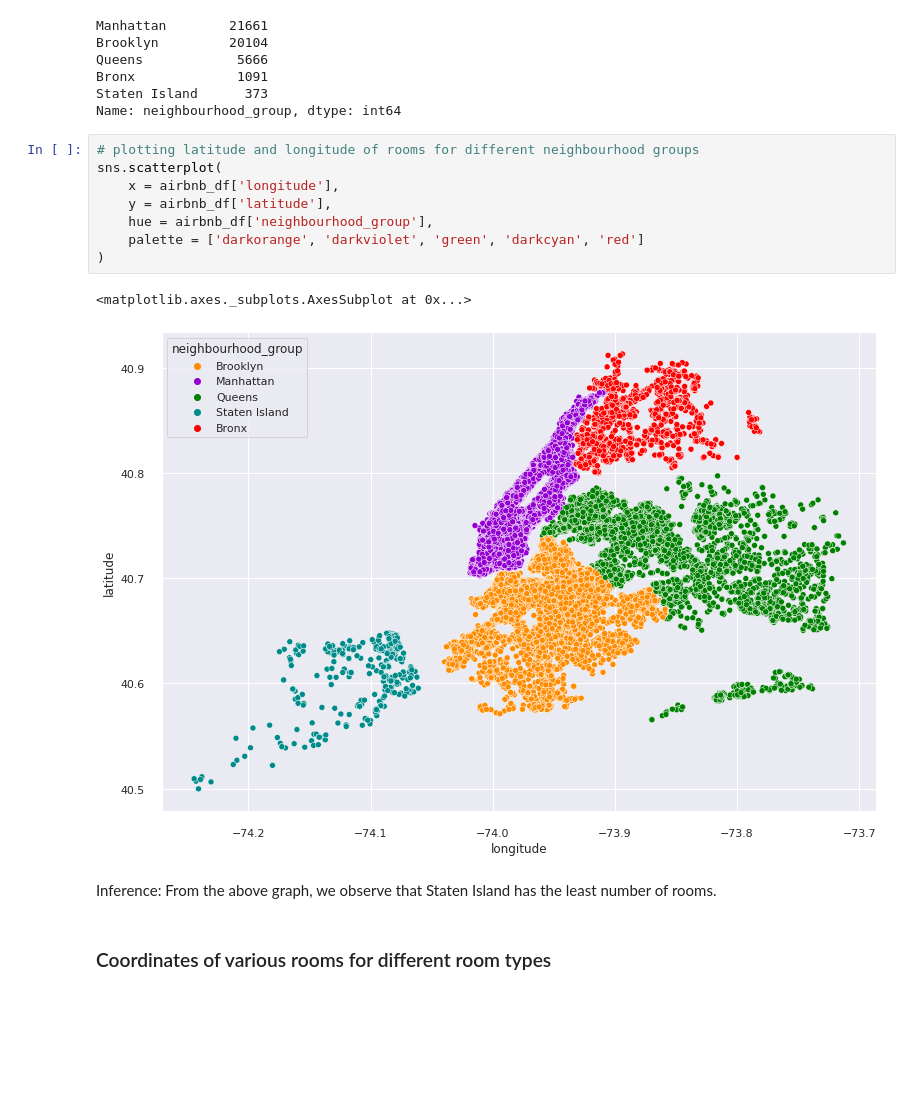
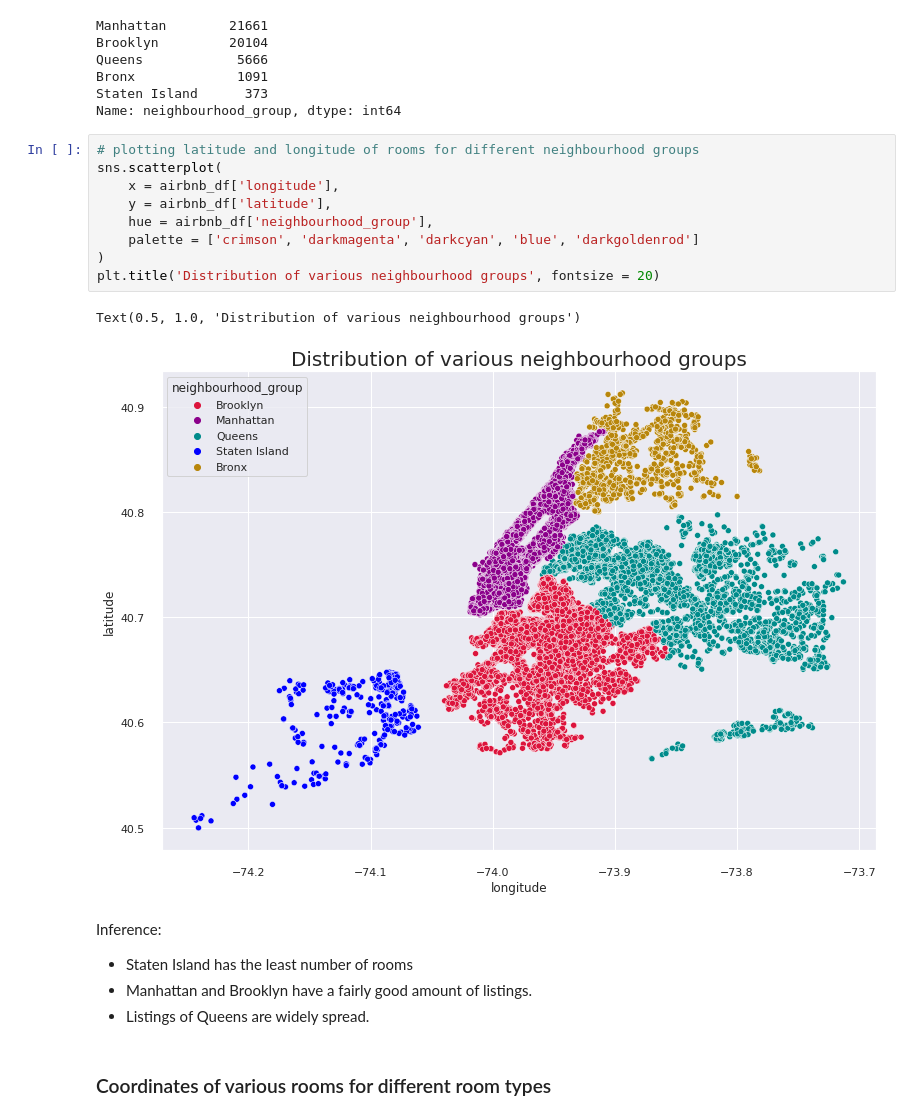
Before and after one commit to codeboy47/airbnb-booking-analysis, a Jupyter notebook: Akshit_Singh_Notebook.ipynb, the cells around one changed output. Cells and saved outputs as stored; diff of their text form; blank space fills up the shorter version.

Commit message:
added few inferences

```diff
--- a/Akshit_Singh_Notebook.ipynb
+++ b/Akshit_Singh_Notebook.ipynb
@@ -149,16 +149,21 @@ Name: neighbourhood_group, dtype: int64
 # %%
 # plotting latitude and longitude of rooms for different neighbourhood groups
 sns.scatterplot(
     x = airbnb_df['longitude'],
     y = airbnb_df['latitude'],
     hue = airbnb_df['neighbourhood_group'],
-    palette = ['darkorange', 'darkviolet', 'green', 'darkcyan', 'red']
+    palette = ['crimson', 'darkmagenta', 'darkcyan', 'blue', 'darkgoldenrod']
 )
+plt.title('Distribution of various neighbourhood groups', fontsize = 20)
 # %% [output]
-<matplotlib.axes._subplots.AxesSubplot at 0x...>
+Text(0.5, 1.0, 'Distribution of various neighbourhood groups')
-[figure, old version]
+[figure, new version]
-# %% [markdown]
-Inference: From the above graph, we observe that Staten Island has the least number of rooms.
+# %% [markdown]
+Inference: <br>
+
+*   Staten Island has the least number of rooms
+*   Manhattan and Brooklyn have a fairly good amount of listings.
+*   Listings of Queens are widely spread.
 # %% [markdown]
 ### Coordinates of various rooms for different room types
 # %%
```
Also changed, not shown: parts of 1 cell of this notebook.
